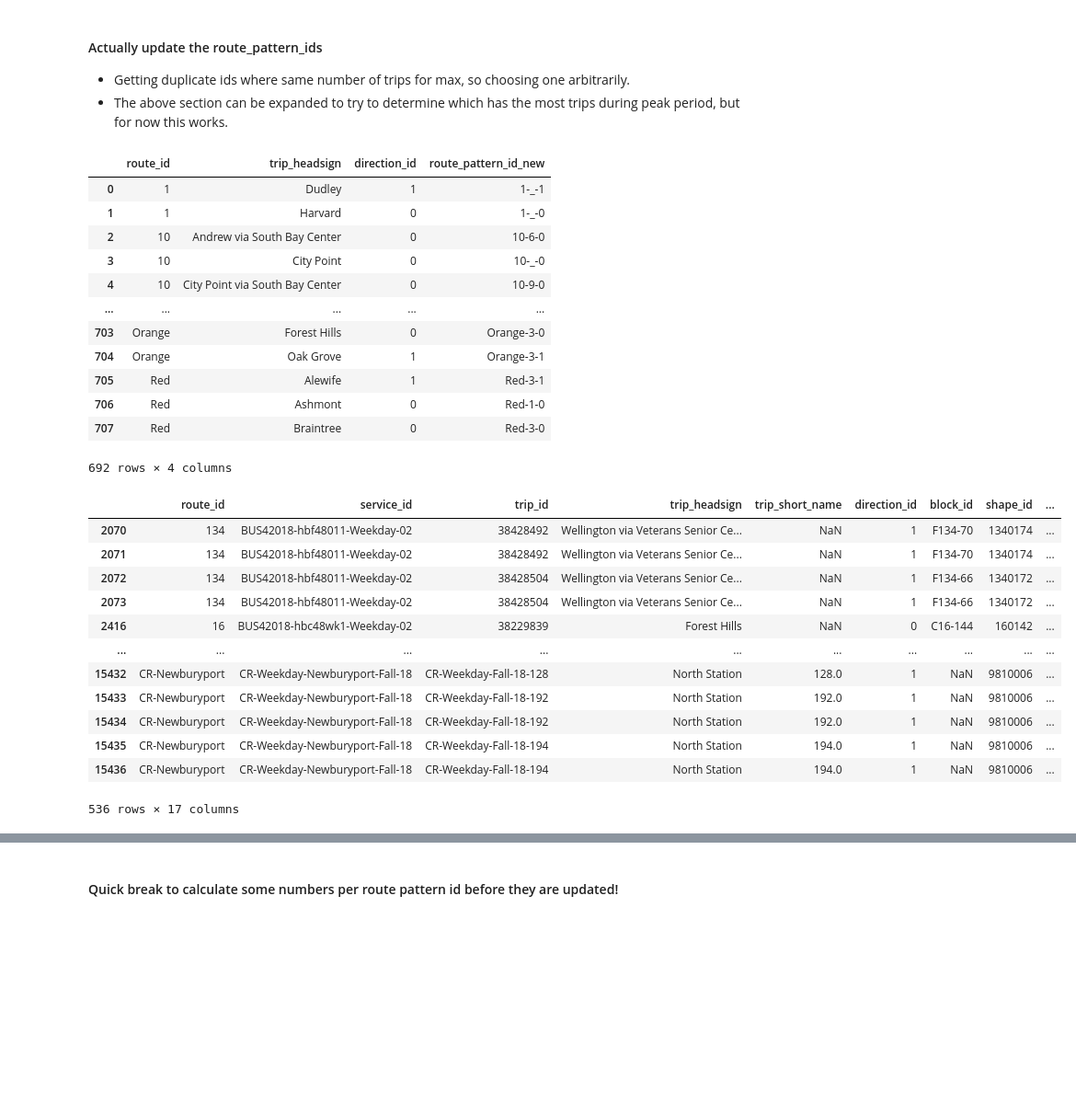
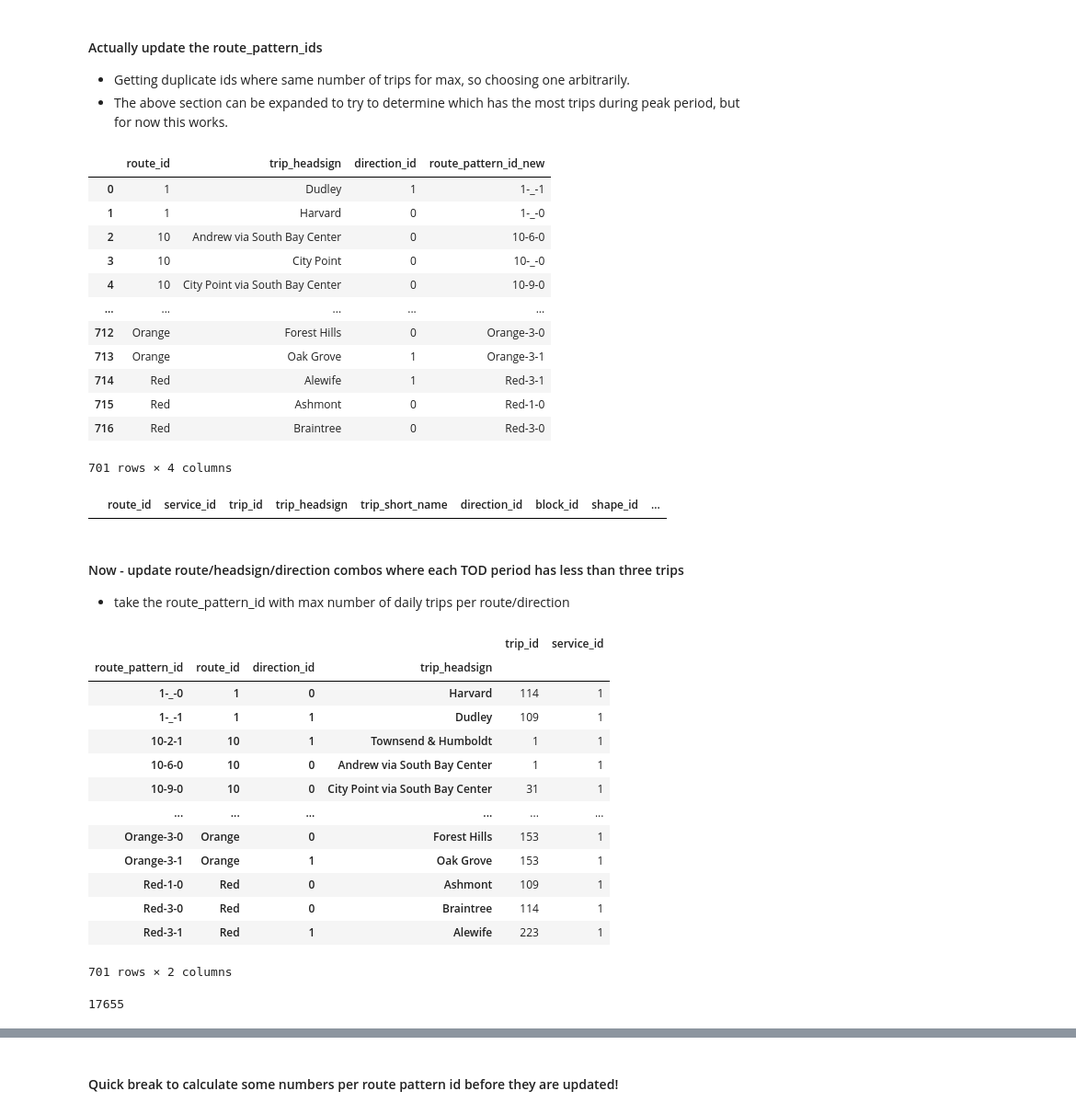
Before and after one commit to mmatkinson7/gtfs_transcad_prep, a Jupyter notebook: gtfs_consolidation_tod.ipynb, the cells around one changed output, grey strips where cells are left out. Shown at 92% size. Drawn from its saved outputs; the diff is of its cells as text; code cells hidden in the pictures; blank space fills up the shorter version.

Commit message:
finished updating <3 by route/dir
also updated >3 by route/headsign/dir

```diff
--- a/gtfs_consolidation_tod.ipynb
+++ b/gtfs_consolidation_tod.ipynb
@@ -207,7 +260,7 @@ george.query('route_id_x == "70A"').sort_values(by=['trip_headsign_x'])
 # %%
 # FOR R/H/D, select RPID with most trips
 tod_trips = gtfsfeeds_dfs.trips.merge(smurf[['trip_id','tod']], how='left', on='trip_id')
-day_rpid = tod_trips.groupby(by=['route_pattern_id']).agg({'trip_id':'nunique', 'route_id':'first','trip_headsign':'first','direction_id':'first'})
+day_rpid = tod_trips.groupby(by=['route_id','trip_headsign','direction_id','route_pattern_id']).agg({'trip_id':'nunique'})
 day_rpid = day_rpid.rename(columns = {'trip_id':'daily_trips'}).reset_index()
 max_rpid = day_rpid.groupby(by=['route_id','trip_headsign','direction_id']).apply(lambda g: g[g['daily_trips'] == g['daily_trips'].max()])[['route_pattern_id','daily_trips']].reset_index()
 max_rpid = max_rpid[['route_id','trip_headsign','direction_id','route_pattern_id']].rename(columns = {'route_pattern_id':'route_pattern_id_new'})
@@ -222,29 +275,41 @@ max_rpid
 | 3 | 10 | City Point | 0 | 10-_-0 |
 | 4 | 10 | City Point via South Bay Center | 0 | 10-9-0 |
 | ... | ... | ... | ... | ... |
-| 703 | Orange | Forest Hills | 0 | Orange-3-0 |
-| 704 | Orange | Oak Grove | 1 | Orange-3-1 |
-| 705 | Red | Alewife | 1 | Red-3-1 |
-| 706 | Red | Ashmont | 0 | Red-1-0 |
-| 707 | Red | Braintree | 0 | Red-3-0 |
+| 712 | Orange | Forest Hills | 0 | Orange-3-0 |
+| 713 | Orange | Oak Grove | 1 | Orange-3-1 |
+| 714 | Red | Alewife | 1 | Red-3-1 |
+| 715 | Red | Ashmont | 0 | Red-1-0 |
+| 716 | Red | Braintree | 0 | Red-3-0 |
-692 rows × 4 columns
+701 rows × 4 columns
 # %%
 trips_update1 = gtfsfeeds_dfs.trips.merge(max_rpid, how='left', on=['route_id','trip_headsign','direction_id'])
 trips_update1['route_pattern_id'] = trips_update1['route_pattern_id_new']
-#trips_update1 = trips_update1[gtfsfeeds_dfs.trips.columns]
+trips_update1 = trips_update1[gtfsfeeds_dfs.trips.columns]
 trips_update1[trips_update1.duplicated(subset=['trip_id'], keep =False)]
 # %% [output]
 |  | route_id | service_id | trip_id | trip_headsign | trip_short_name | direction_id | block_id | shape_id | ... |
-| 2070 | 134 | BUS42018-hbf48011-Weekday-02 | 38428492 | Wellington via Veterans Senior Ce... | NaN | 1 | F134-70 | 1340174 | ... |
-| 2071 | 134 | BUS42018-hbf48011-Weekday-02 | 38428492 | Wellington via Veterans Senior Ce... | NaN | 1 | F134-70 | 1340174 | ... |
-| 2072 | 134 | BUS42018-hbf48011-Weekday-02 | 38428504 | Wellington via Veterans Senior Ce... | NaN | 1 | F134-66 | 1340172 | ... |
-| 2073 | 134 | BUS42018-hbf48011-Weekday-02 | 38428504 | Wellington via Veterans Senior Ce... | NaN | 1 | F134-66 | 1340172 | ... |
-| 2416 | 16 | BUS42018-hbc48wk1-Weekday-02 | 38229839 | Forest Hills | NaN | 0 | C16-144 | 160142 | ... |
-| ... | ... | ... | ... | ... | ... | ... | ... | ... | ... |
-| 15432 | CR-Newburyport | CR-Weekday-Newburyport-Fall-18 | CR-Weekday-Fall-18-128 | North Station | 128.0 | 1 | NaN | 9810006 | ... |
-| 15433 | CR-Newburyport | CR-Weekday-Newburyport-Fall-18 | CR-Weekday-Fall-18-192 | North Station | 192.0 | 1 | NaN | 9810006 | ... |
-| 15434 | CR-Newburyport | CR-Weekday-Newburyport-Fall-18 | CR-Weekday-Fall-18-192 | North Station | 192.0 | 1 | NaN | 9810006 | ... |
-| 15435 | CR-Newburyport | CR-Weekday-Newburyport-Fall-18 | CR-Weekday-Fall-18-194 | North Station | 194.0 | 1 | NaN | 9810006 | ... |
-| 15436 | CR-Newburyport | CR-Weekday-Newburyport-Fall-18 | CR-Weekday-Fall-18-194 | North Station | 194.0 | 1 | NaN | 9810006 | ... |
-536 rows × 17 columns
+# %% [markdown]
+#### Now - update route/headsign/direction combos where each TOD period has less than three trips
+- take the route_pattern_id with max number of daily trips per route/direction
+# %%
+trips_update1.groupby(by=['route_pattern_id','route_id','direction_id','trip_headsign']).agg({'trip_id':'count','service_id':'nunique'})
+# %% [output]
+|  |  |  |  | trip_id | service_id |
+| route_pattern_id | route_id | direction_id | trip_headsign |  |  |
+| 1-_-0 | 1 | 0 | Harvard | 114 | 1 |
+| 1-_-1 | 1 | 1 | Dudley | 109 | 1 |
+| 10-2-1 | 10 | 1 | Townsend & Humboldt | 1 | 1 |
+| 10-6-0 | 10 | 0 | Andrew via South Bay Center | 1 | 1 |
+| 10-9-0 | 10 | 0 | City Point via South Bay Center | 31 | 1 |
+| ... | ... | ... | ... | ... | ... |
+| Orange-3-0 | Orange | 0 | Forest Hills | 153 | 1 |
+| Orange-3-1 | Orange | 1 | Oak Grove | 153 | 1 |
+| Red-1-0 | Red | 0 | Ashmont | 109 | 1 |
+| Red-3-0 | Red | 0 | Braintree | 114 | 1 |
+| Red-3-1 | Red | 1 | Alewife | 223 | 1 |
+701 rows × 2 columns
+# %%
+len(trips_update1)
+# %% [output]
+17655
 # %%
```
Also changed, not shown: parts of 28 cells of this notebook.
